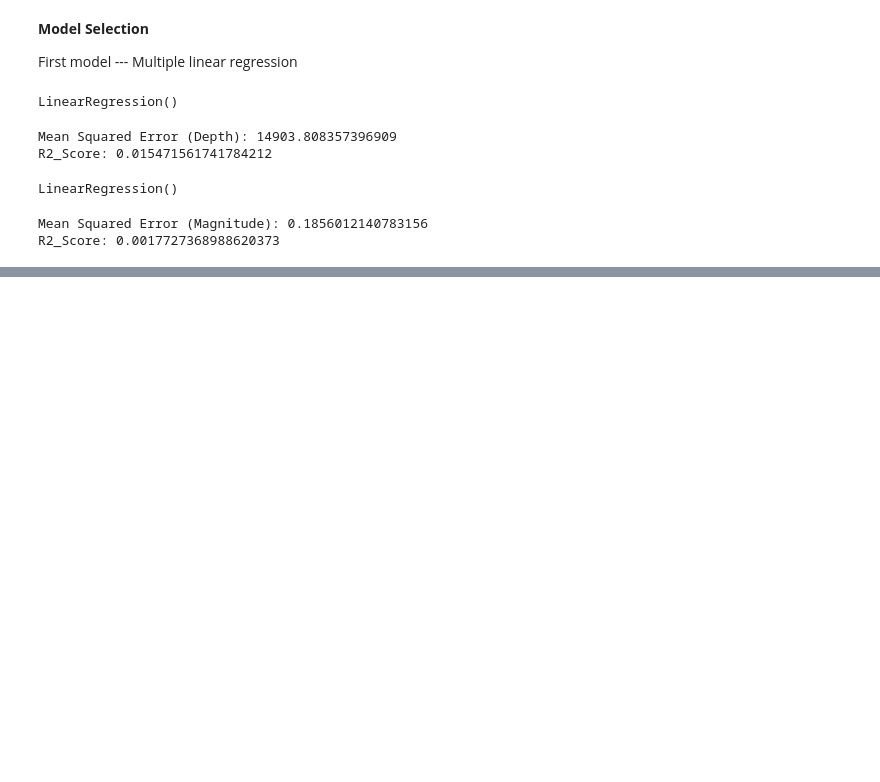
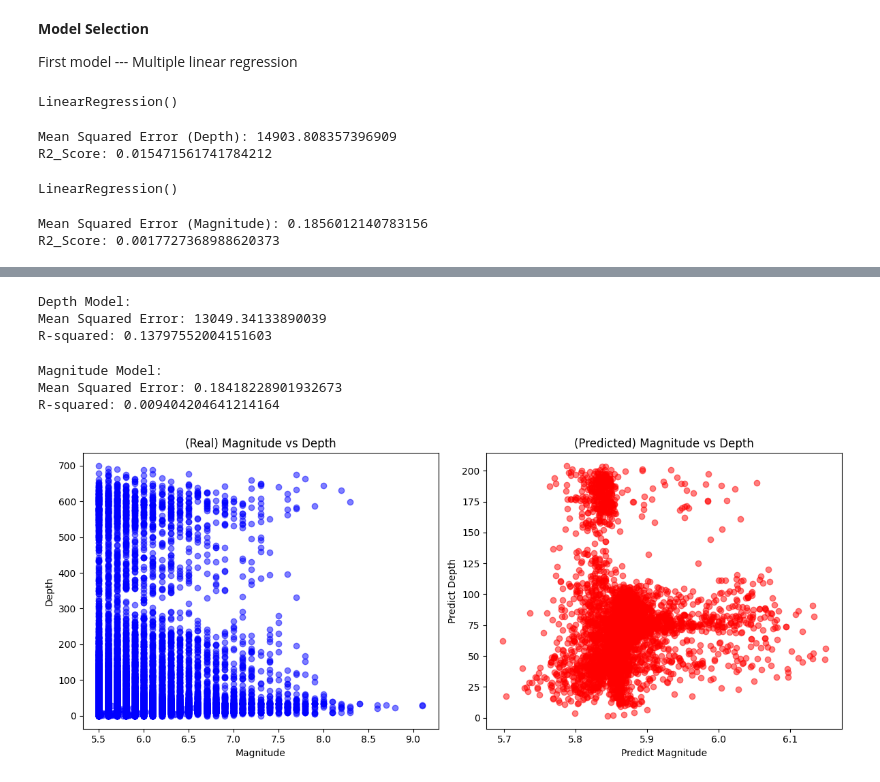
Before and after one commit to enriqueglezzep/EQ_Prediction, a Jupyter notebook: model.ipynb, the cells around one changed output, grey strips where cells are left out. Saved outputs shown, nothing was run; the diff lists cells and outputs as text; code cells hidden in the pictures; blank space fills up the shorter version.

```diff
--- a/model.ipynb
+++ b/model.ipynb
@@ -269,0 +298,13 @@ plt.show()
+# %%
+magnitude_model = Sequential([
+    Dense(64, activation='relu', input_dim=X_magnitude_train.shape[1]),
+    Dropout(0.2),
+    Dense(32, activation='relu'),
+    Dense(1)  # Output layer for regression
+])
+# %%
+depth_model.compile(optimizer='adam', loss='mean_squared_error')
+magnitude_model.compile(optimizer='adam', loss='mean_squared_error')
+# %%
+depth_model.fit(X_depth_train_scaled, y_depth_train, epochs=50, batch_size=32, validation_split=0.2, verbose=2)
+magnitude_model.fit(X_magnitude_train_scaled, y_magnitude_train, epochs=50, batch_size=32, validation_split=0.2, verbose=2)
@@ -269,0 +330,3 @@ plt.show()
+# %%
+y_depth_pred = depth_model.predict(X_depth_test_scaled)
+y_magnitude_pred = magnitude_model.predict(X_magnitude_test_scaled)
@@ -269,0 +336,44 @@ plt.show()
+# %%
+mse_depth = mean_squared_error(y_depth_test, y_depth_pred)
+r2_depth = r2_score(y_depth_test, y_depth_pred)
+print("Depth Model:")
+print(f"Mean Squared Error: {mse_depth}")
+print(f"R-squared: {r2_depth}")
+# %% [output]
+Depth Model:
+Mean Squared Error: 13049.34133890039
+R-squared: 0.13797552004151603
+# %%
+mse_magnitude = mean_squared_error(y_magnitude_test, y_magnitude_pred)
+r2_magnitude = r2_score(y_magnitude_test, y_magnitude_pred)
+print("\nMagnitude Model:")
+print(f"Mean Squared Error: {mse_magnitude}")
+print(f"R-squared: {r2_magnitude}")
+# %% [output]
+Magnitude Model:
+Mean Squared Error: 0.18418228901932673
+R-squared: 0.009404204641214164
+# %%
+fig, (ax3, ax4) = plt.subplots(1, 2, figsize=(12, 5))
+
+# Graphing real values
+# ax3.set_xlim(xmin=5.5, xmax=6.2)
+# ax3.set_ylim(ymin=0, ymax=500)
+ax3.scatter(y_magnitude, y_depth, alpha=0.5, color='blue')
+ax3.set_xlabel('Magnitude')
+ax3.set_ylabel('Depth')
+ax3.set_title('(Real) Magnitude vs Depth')
+
+# Graphing predict values
+ax4.scatter(y_magnitude_pred, y_depth_pred, alpha=0.5, color='red')
+ax4.set_xlabel('Predict Magnitude')
+ax4.set_ylabel('Predict Depth')
+ax4.set_title('(Predicted) Magnitude vs Depth')
+
+#ax4.set_xlim(xmin=5.5, xmax=9)
+#ax4.set_ylim(ymin=0, ymax=700)
+
+plt.tight_layout()
+plt.show()
+# %% [output]
+[figure, added]
```
Also changed, not shown: parts of 8 cells of this notebook.
